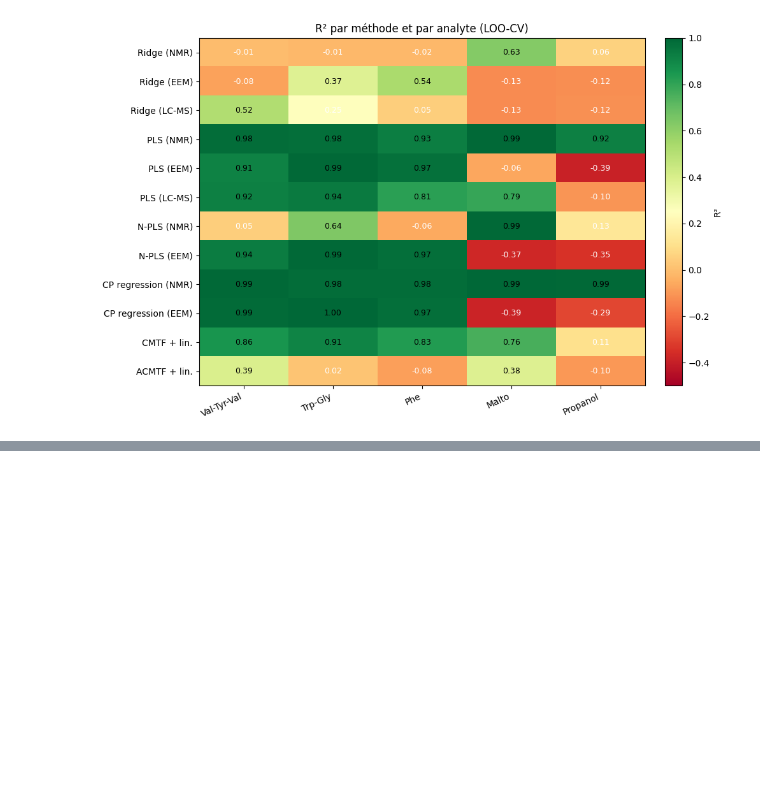
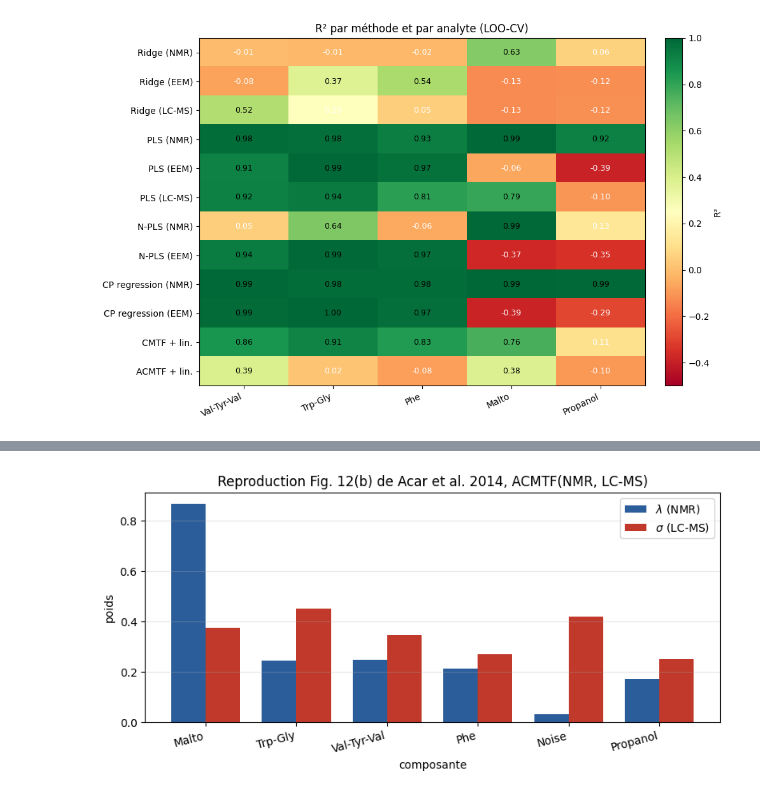
Before and after one commit to MV-13/Project-Multivariate-Data-Analysis, a Jupyter notebook: rapport_JODA_HL.ipynb, the cells around one changed output, grey strips where cells are left out. Drawn from its saved outputs; the diff is of its cells as text; code cells hidden in the pictures; blank space fills up the shorter version.

```diff
--- a/rapport_JODA_HL.ipynb
+++ b/rapport_JODA_HL.ipynb
@@ -772,9 +757,7 @@ import tensorly as tl
 from tensorly.decomposition import parafac
 
 Xt = tl.tensor(EEM_p)
-cp = parafac(Xt, rank=5, n_iter_max=300, init="random",
-             normalize_factors=True, mask=tl.tensor(W_eem),
-             random_state=0)
+cp = parafac(Xt, rank=5, n_iter_max=300, init="random", normalize_factors=True, mask=tl.tensor(W_eem), random_state=0)
 weights, factors = cp
 X_hat = tl.cp_to_tensor((weights, factors))
 rel_err = float(np.linalg.norm((EEM_p - X_hat) * W_eem) / np.linalg.norm(EEM_p * W_eem))
@@ -1103,10 +1082,7 @@ axes[0].set_title("Poids bruts")
 plt.colorbar(im0, ax=axes[0], fraction=0.046, pad=0.04)
 for i in range(3):
     for j in range(6):
-        axes[0].text(j, i, f"{W_weights[i, j]:.2f}",
-                     ha="center", va="center",
-                     color="white" if W_weights[i, j] < W_weights.max()*0.5 else "black",
-                     fontsize=9)
+        axes[0].text(j, i, f"{W_weights[i, j]:.2f}", ha="center", va="center", color="white" if W_weights[i, j] < W_weights.max()*0.5 else "black", fontsize=9)
 
 im1 = axes[1].imshow(W_norm, aspect="auto", cmap="RdYlBu_r", vmin=0, vmax=1)
 axes[1].set_yticks(range(3))
@@ -1117,8 +1093,7 @@ axes[1].set_title("Répartition relative par composante")
 plt.colorbar(im1, ax=axes[1], fraction=0.046, pad=0.04)
 for i in range(3):
     for j in range(6):
-        axes[1].text(j, i, f"{W_norm[i, j]:.2f}",
-                     ha="center", va="center", color="black", fontsize=9)
+        axes[1].text(j, i, f"{W_norm[i, j]:.2f}", ha="center", va="center", color="black", fontsize=9)
 
 plt.suptitle("Identité analytique des composantes ACMTF", y=1.05, fontsize=12)
 plt.tight_layout()
@@ -1714,0 +1567,70 @@ Conclusions principales.
+# %%
+lcms_autoscaled = data.LCMS - data.LCMS.mean(axis=0, keepdims=True)
+std = lcms_autoscaled.std(axis=0, keepdims=True); std[std == 0] = 1.0
+lcms_autoscaled /= std
+
+LCMS_paper, _ = preprocess_block(lcms_autoscaled, center=False, normalize=True)
+NMR_paper, _ = preprocess_block(data.NMR, center=True, normalize=True)
+
+ds_paper = CoupledDataset(tensors=[NMR_paper], matrices=[LCMS_paper])
+
+# beta = 1e-3 pour s'aligner exactement sur Acar 2014, Figure 12(b)
+print("Reproduction Acar 2014 : ACMTF(NMR, LC-MS), beta = 1e-3")
+res_paper = acmtf_opt(ds_paper, R=6, beta=1e-3, alpha=1.0,
+                      n_inits=10, max_iter=1500, random_state=42)
+
+lam_p = res_paper["lambdas"][0]
+sig_p = res_paper["sigmas"][0]
+A_paper = res_paper["A"]
+
+# Identification de chaque composante a un analyte par corrélation max avec Y
+# Si |rho| < 0.5, la composante est étiquetée "Noise"
+labels, rhos = [], []
+for r in range(6):
+    best_rho, best_idx = 0.0, -1
+    for c in range(5):
+        rho = pearsonr(A_paper[:, r], data.Y[:, c])[0]
+        if abs(rho) > abs(best_rho):
+            best_rho, best_idx = rho, c
+    rhos.append(best_rho)
+    labels.append(data.analyte_names[best_idx] if abs(best_rho) > 0.5 else "Noise")
+
+# Tri par poids total décroissant, puis affichage du tableau
+order_p = np.argsort(-(lam_p + sig_p))
+lam_p = lam_p[order_p]; sig_p = sig_p[order_p]
+labels = [labels[i] for i in order_p]
+rhos = [rhos[i] for i in order_p]
+
+# Référence Acar 2014, Figure 12(b), valeurs lues sur la figure
+acar_ref = {
+    "Val-Tyr-Val": (0.27, 0.20),
+    "Trp-Gly":     (0.18, 0.16),
+    "Phe":         (0.23, 0.18),
+    "Malto":       (0.78, 0.18),
+    "Propanol":    (0.18, 0.06),
+    "Noise":       (0.07, 0.65),
+}
+
+print(f"\n{'comp':<6}{'analyte':<14}{'rho':<10}{'lambda':<10}{'sigma':<10}{'lambda Acar':<14}{'sigma Acar':<10}")
+print("-" * 74)
+for r in range(6):
+    name = labels[r]
+    ref_l, ref_s = acar_ref.get(name, (np.nan, np.nan))
+    print(f"c{r+1:<5}{name:<14}{rhos[r]:+.3f}    {lam_p[r]:.3f}     {sig_p[r]:.3f}     "
+          f"{ref_l:.3f}         {ref_s:.3f}")
+
+# Figure 12 reproduite, avec les noms d'analytes en abscisse comme dans Acar
+fig, ax = plt.subplots(figsize=(8, 4))
+x = np.arange(len(lam_p)); w = 0.38
+ax.bar(x - w/2, lam_p, width=w, label=r"$\lambda$ (NMR)", color="#2b5d9a")
+ax.bar(x + w/2, sig_p, width=w, label=r"$\sigma$ (LC-MS)", color="#c0392b")
+ax.set_xlabel("composante")
+ax.set_ylabel("poids")
+ax.set_title("Reproduction Fig. 12(b) de Acar et al. 2014, ACMTF(NMR, LC-MS)")
+ax.set_xticks(x)
+ax.set_xticklabels(labels, rotation=15, ha="right")
+ax.legend()
+ax.grid(axis="y", alpha=0.3)
+plt.tight_layout()
+plt.show()
+# %% [output]
@@ -1714,0 +1647 @@ Conclusions principales.
+[figure, added]
```
Also changed, not shown: parts of 47 cells of this notebook, 1 other file.
